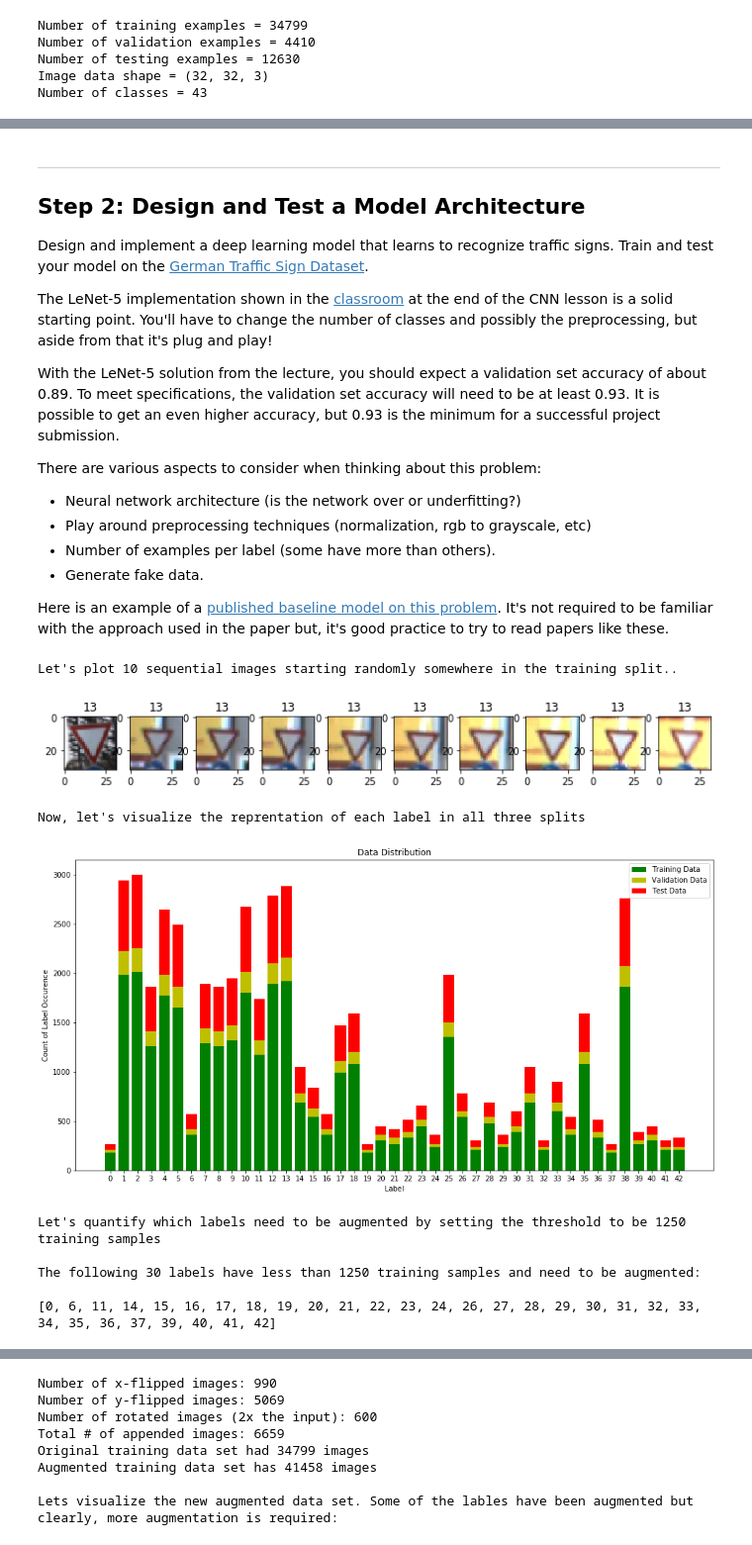
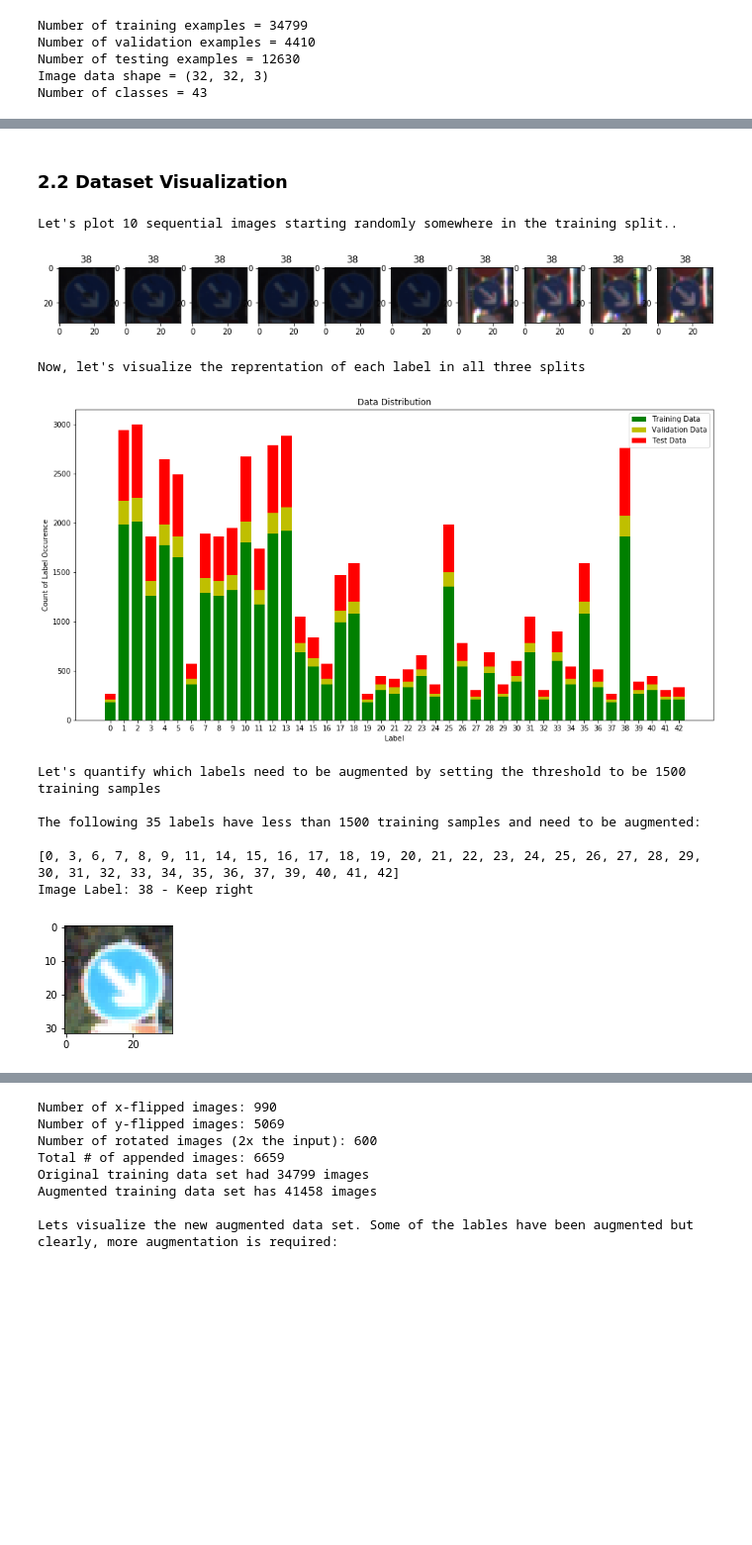
Before and after one commit to shazraz/Traffic-Sign-Classifier, a Jupyter notebook: Traffic_Sign_Classifier.ipynb, the cells around one changed output, grey strips where cells are left out. Shown at 99% size. Cells and saved outputs as stored; diff of their text form; code cells hidden in the pictures; blank space fills up the shorter version.

```diff
--- a/Traffic_Sign_Classifier.ipynb
+++ b/Traffic_Sign_Classifier.ipynb
@@ -25,9 +9,9 @@ import pickle
 
 # TODO: Fill this in based on where you saved the training and testing data
 
-training_file = 'train.p'
-validation_file= 'valid.p'
-testing_file = 'test.p'
+training_file = '.\\data\\train.p'
+validation_file= '.\\data\\valid.p'
+testing_file = '.\\data\\test.p'
 
 with open(training_file, mode='rb') as f:
     train = pickle.load(f)
@@ -104,25 +69,6 @@ The [Matplotlib](http://matplotlib.org/) [examples](http://matplotlib.org/exampl
-# %% [markdown]
-----
-
-## Step 2: Design and Test a Model Architecture
-
-Design and implement a deep learning model that learns to recognize traffic signs. Train and test your model on the [German Traffic Sign Dataset](http://benchmark.ini.rub.de/?section=gtsrb&subsection=dataset).
-
-The LeNet-5 implementation shown in the [classroom](https://classroom.udacity.com/nanodegrees/nd013/parts/fbf77062-5703-404e-b60c-95b78b2f3f9e/modules/6df7ae49-c61c-4bb2-a23e-6527e69209ec/lessons/601ae704-1035-4287-8b11-e2c2716217ad/concepts/d4aca031-508f-4e0b-b493-e7b706120f81) at the end of the CNN lesson is a solid starting point. You'll have to change the number of classes and possibly the preprocessing, but aside from that it's plug and play!
-
-With the LeNet-5 solution from the lecture, you should expect a validation set accuracy of about 0.89. To meet specifications, the validation set accuracy will need to be at least 0.93. It is possible to get an even higher accuracy, but 0.93 is the minimum for a successful project submission.
-
-There are various aspects to consider when thinking about this problem:
-
-- Neural network architecture (is the network over or underfitting?)
-- Play around preprocessing techniques (normalization, rgb to grayscale, etc)
-- Number of examples per label (some have more than others).
-- Generate fake data.
-
-Here is an example of a [published baseline model on this problem](http://yann.lecun.com/exdb/publis/pdf/sermanet-ijcnn-11.pdf). It's not required to be familiar with the approach used in the paper but, it's good practice to try to read papers like these.
+# %% [markdown]
+### 2.2 Dataset Visualization
 # %%
-### Data exploration visualization code goes here.
-### Feel free to use as many code cells as needed.
 import matplotlib.pyplot as plt
 import random
 import itertools
@@ -142,54 +88,59 @@ index = random.randint(0, len(X_train))
 n_images = 10
 image = X_train[index:index+n_images]
 image_labels = y_train[index:index+n_images]
-plt.figure(figsize=(12,1))
+plt.figure(figsize=(15,5))
 for i in range(n_images):
     plt.subplot(1,n_images,i+1)
     plt.imshow(image[i])
     plt.title(y_train[index+i])
     #print('Image Labels:', y_train[index+i], "-", traffic_sign_labels[y_train[index+i]])
+#plt.savefig('.\\graphics\\label-images.png')
 plt.show()
 
 #Plot histogram of labels in each set
 print("Now, let's visualize the reprentation of each label in all three splits")
 plt.figure(figsize=(16,8))
 plt.title('Data Distribution')
 train_bar = plt.bar(range(len(train_set)), train_set.values(), color = 'g')
 valid_bar = plt.bar(range(len(valid_set)), valid_set.values(), color = 'y', bottom = train_set.values())
 test_bar = plt.bar(range(len(test_set)), test_set.values(), color = 'r', bottom = (train_set + valid_set).values())
 
 plt.xticks(range(len(train_set)), train_set.keys())
 plt.xlabel('Label')
 plt.ylabel('Count of Label Occurence')
 plt.legend([train_bar, valid_bar, test_bar], ['Training Data', 'Validation Data', 'Test Data'])
+#plt.savefig('.\\graphics\\datahistogram.png')
 plt.show()
 
-n_threshold = 1250
+n_threshold = 1500
 print("Let's quantify which labels need to be augmented by setting the threshold to be {:d} training samples\n"
       .format(n_threshold))
 #Identify which labels need to be augmented
 labels_to_augment = []
 for key in train_set.keys():
     if(train_set[key] < n_threshold):
         labels_to_augment.append(key)
 print("The following {:d} labels have less than {:d} training samples and need to be augmented:\n"
       .format(len(labels_to_augment), n_threshold))
 print(labels_to_augment)
 
 #Plot an image given a label
-#label2plot = 28
-#images2plot = X_train[np.where(y_train == label2plot)]
-#random_index = np.random.randint(0, images2plot.shape[0])
-#print('Image Label:', label2plot, "-", traffic_sign_labels[label2plot])
-#fig = plt.figure(figsize=(1,1))
-#fig = plt.imshow(images2plot[random_index])
+label2plot = 38
+images2plot = X_train[np.where(y_train == label2plot)]
+random_index = np.random.randint(0, images2plot.shape[0])
+print('Image Label:', label2plot, "-", traffic_sign_labels[label2plot])
+fig = plt.figure(figsize=(2,2))
+fig = plt.imshow(images2plot[random_index])
+#plt.savefig('.\\graphics\\y-flipped-img.png')
 # %% [output]
 Let's plot 10 sequential images starting randomly somewhere in the training split..
-[figure, old version]
+[figure, new version]
 Now, let's visualize the reprentation of each label in all three splits
 [figure]
-Let's quantify which labels need to be augmented by setting the threshold to be 1250 training samples
+Let's quantify which labels need to be augmented by setting the threshold to be 1500 training samples
 
-The following 30 labels have less than 1250 training samples and need to be augmented:
+The following 35 labels have less than 1500 training samples and need to be augmented:
 
-[0, 6, 11, 14, 15, 16, 17, 18, 19, 20, 21, 22, 23, 24, 26, 27, 28, 29, 30, 31, 32, 33, 34, 35, 36, 37, 39, 40, 41, 42]
+[0, 3, 6, 7, 8, 9, 11, 14, 15, 16, 17, 18, 19, 20, 21, 22, 23, 24, 25, 26, 27, 28, 29, 30, 31, 32, 33, 34, 35, 36, 37, 39, 40, 41, 42]
+Image Label: 38 - Keep right
+[figure, added]
```
Also changed, not shown: parts of 45 cells of this notebook.
